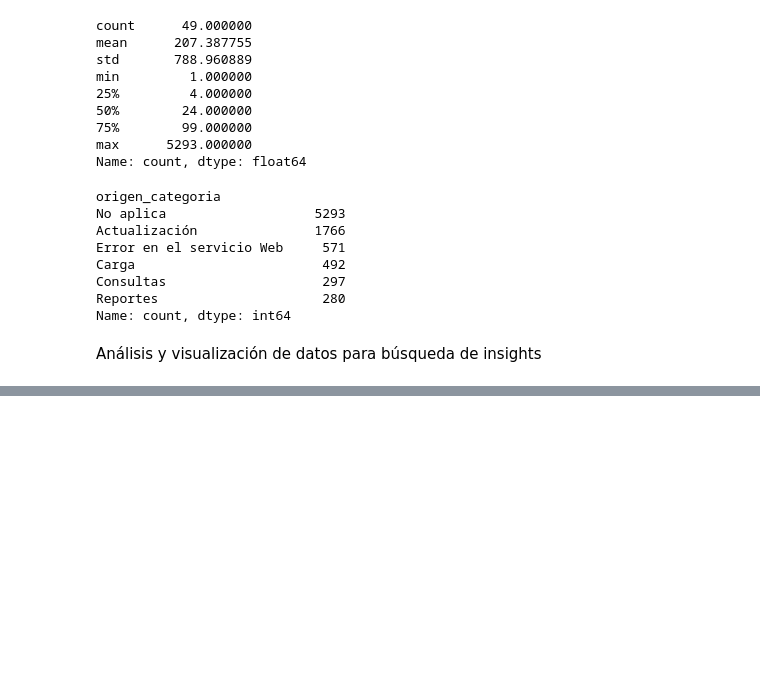
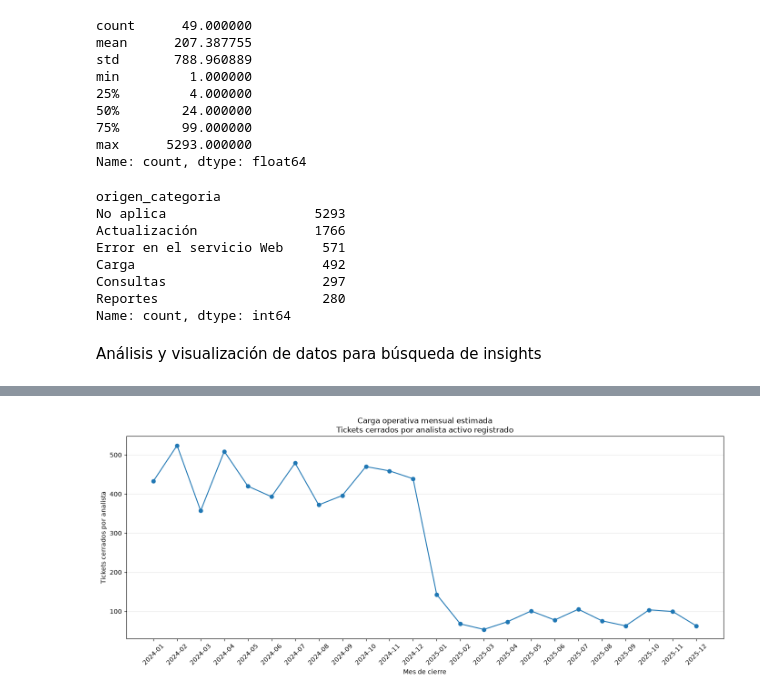
Before and after one commit to EV081/Proyecto-Promotick-ACD, a Jupyter notebook: ACD_data_proyecto_limpieza.ipynb, the cells around one changed output, grey strips where cells are left out. Cells and saved outputs as stored; diff of their text form; code cells hidden in the pictures; blank space fills up the shorter version.

```diff
--- a/ACD_data_proyecto_limpieza.ipynb
+++ b/ACD_data_proyecto_limpieza.ipynb
@@ -1467,5 +1469,27 @@ Carga                        492
 Consultas                    297
 Reportes                     280
 Name: count, dtype: int64
+# %%
+# ============================================================
+# VARIABLES ADICIONALES PARA EL ANÁLISIS
+# ============================================================
+
+
+df_final["trimestre_creacion"] = (
+    df_final["tiempo_de_creacion"].dt.to_period("Q")
+)
+
+df_final["mes_cierre"] = (
+    df_final["hora_de_cierre"].dt.to_period("M")
+)
+
+df_final["trimestre_cierre"] = (
+    df_final["hora_de_cierre"].dt.to_period("Q")
+)
+
+df_final["prioridad_critica"] = (
+    df_final["prioridad_high"].eq(1)
+    | df_final["prioridad_urgent"].eq(1)
+).astype(int)
 # %% [markdown]
 Análisis y visualización de datos para búsqueda de insights
@@ -1471,0 +1953,22 @@ Análisis y visualización de datos para búsqueda de insights
+# %%
+plt.figure(figsize=(14, 6))
+
+plt.plot(
+    capacidad_grafico["mes_label"],
+    capacidad_grafico["tickets_por_analista"],
+    marker="o"
+)
+
+plt.title(
+    "Carga operativa mensual estimada\n"
+    "Tickets cerrados por analista activo registrado"
+)
+plt.xlabel("Mes de cierre")
+plt.ylabel("Tickets cerrados por analista")
+plt.xticks(rotation=45)
+plt.grid(axis="y", alpha=0.3)
+
+plt.tight_layout()
+plt.show()
+# %% [output]
+[figure, added]
```
Also changed, not shown: parts of 23 cells of this notebook.
